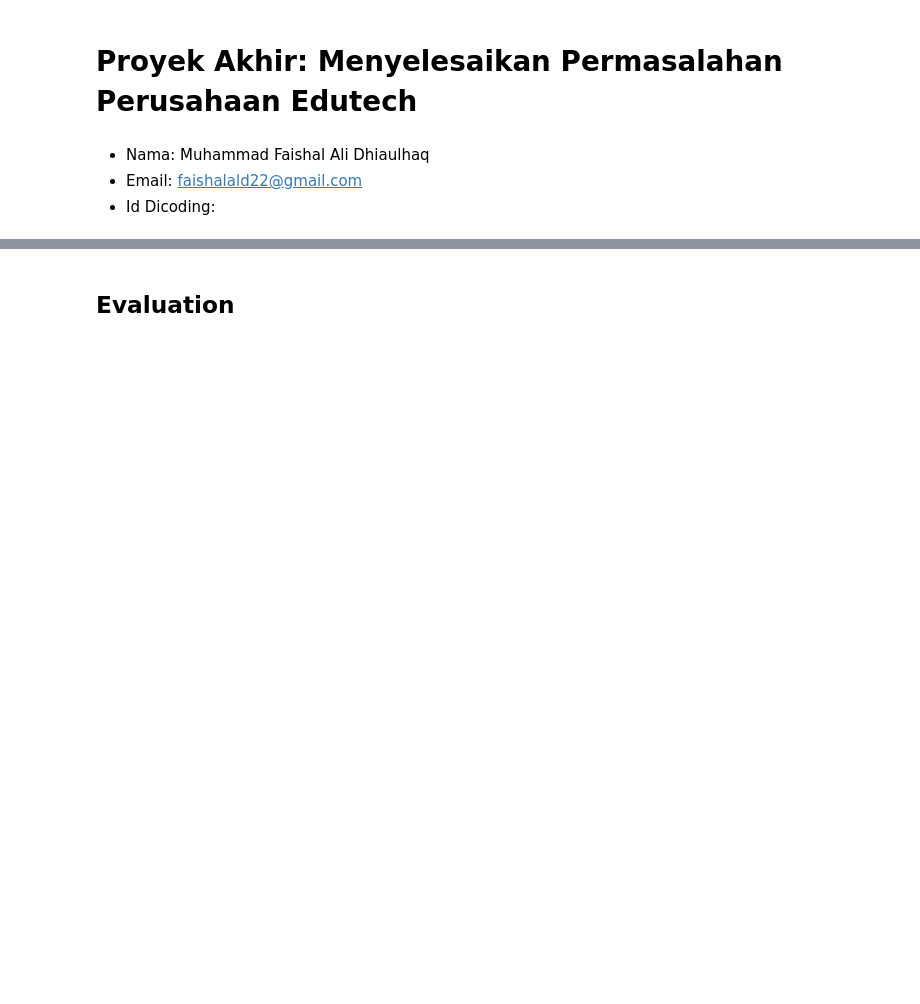
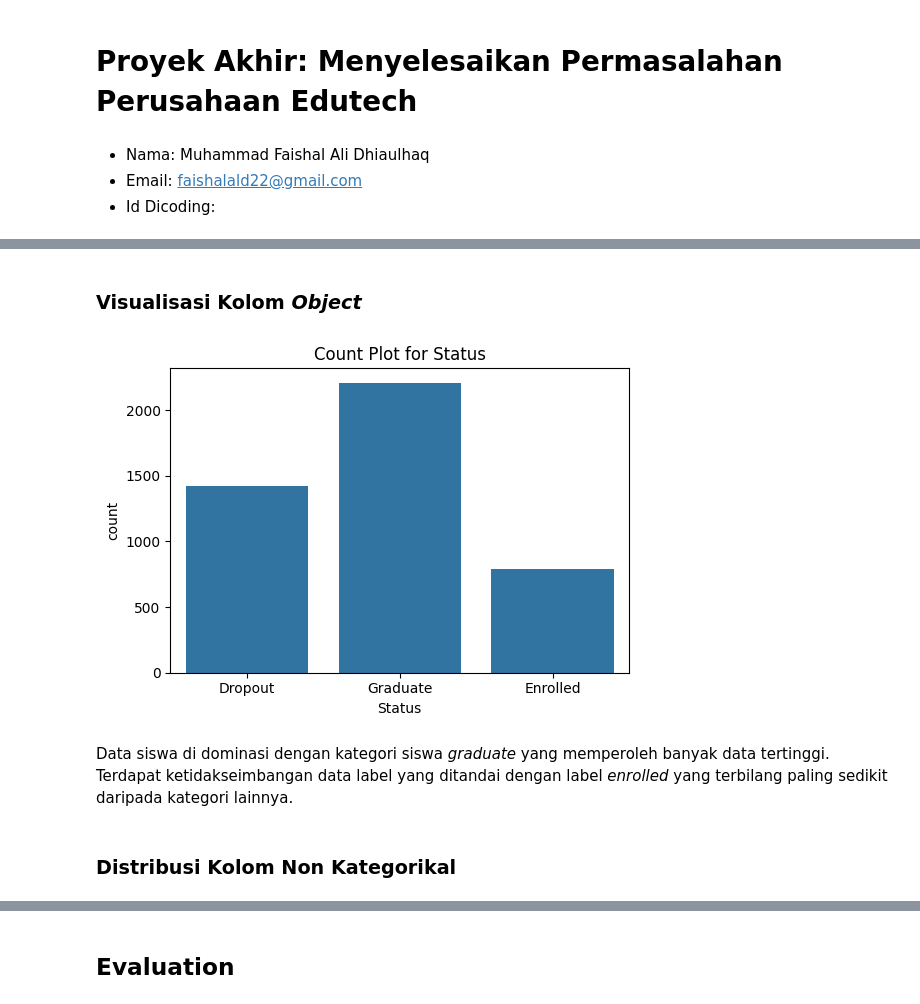
Before and after one commit to ishala/penerapan-data-science, a Jupyter notebook: notebook.ipynb, the cells around one changed output, grey strips where cells are left out. Cells and saved outputs as stored; diff of their text form; code cells hidden in the pictures; blank space fills up the shorter version.

```diff
--- a/notebook.ipynb
+++ b/notebook.ipynb
@@ -56,0 +418,37 @@ memory usage: 1.2+ MB
+# %% [markdown]
+### Visualisasi Kolom *Object*
+# %%
+def visualize_categorical(df, cols, ncols=3):
+    # Set jumlah kolom per baris
+    n_cols = ncols
+    n_rows = math.ceil(len(cols) / n_cols)
+
+    fig, axes = plt.subplots(n_rows, n_cols, figsize=(n_cols * 5, n_rows * 4))
+    axes = axes.flatten()
+
+    for i, feature in enumerate(cols):
+        rotate = 45 if len(df[feature].unique()) > 5 else 0
+
+        if feature == 'Department':
+            rotate = 30
+
+        sns.countplot(data=df, x=feature, ax=axes[i])
+        axes[i].set_title(f"Count Plot for {feature}")
+        axes[i].tick_params(axis='x', rotation=rotate)
+
+    # Matikan subplot kosong (jika ada)
+    for j in range(len(cols), len(axes)):
+        fig.delaxes(axes[j])
+
+    plt.tight_layout()
+    plt.show()
+# %%
+categorical_cols = df.select_dtypes(include=['object']).columns
+
+visualize_categorical(df, categorical_cols, ncols=3)
+# %% [output]
+[figure, added]
+# %% [markdown]
+Data siswa di dominasi dengan kategori siswa *graduate* yang memperoleh banyak data tertinggi. Terdapat ketidakseimbangan data label yang ditandai dengan label *enrolled* yang terbilang paling sedikit daripada kategori lainnya.
+# %% [markdown]
+### Distribusi Kolom Non Kategorikal
```
Also changed, not shown: parts of 77 cells of this notebook.
